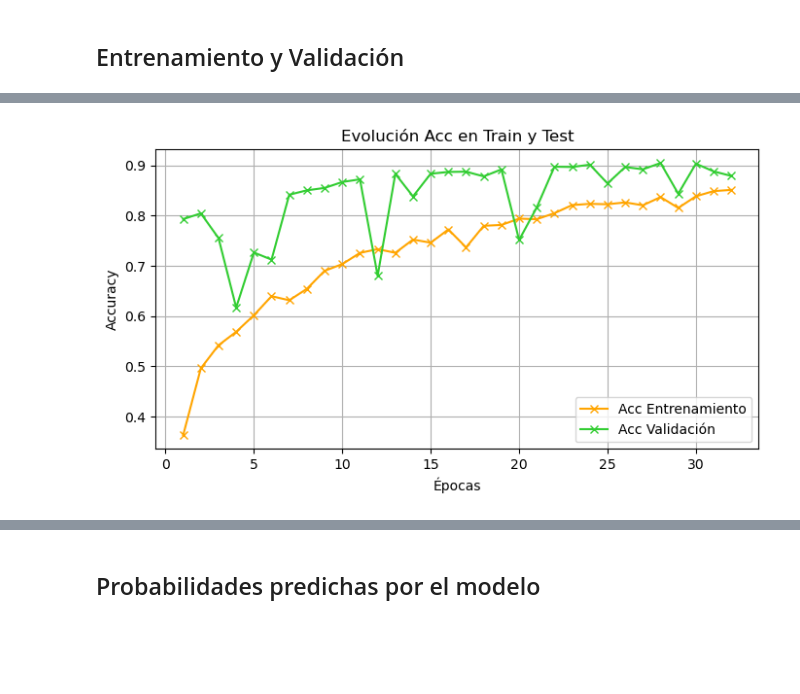
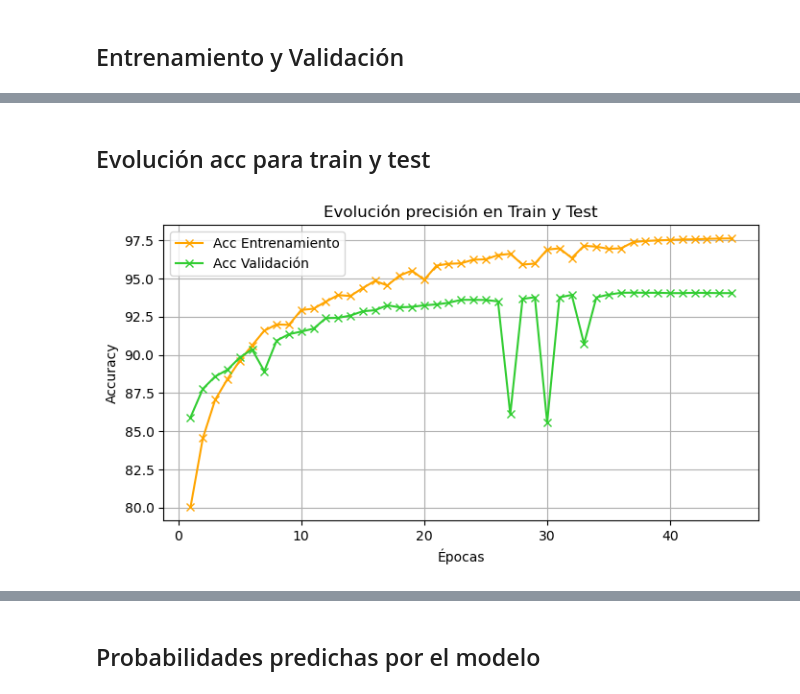
Before and after one commit to CarlosM2807/TrabajoFindeGrado2023-2024, a Jupyter notebook: new_tfg.ipynb, the cells around one changed output, grey strips where cells are left out. Cells and saved outputs as stored; diff of their text form; code cells hidden in the pictures; blank space fills up the shorter version.

```diff
--- a/new_tfg.ipynb
+++ b/new_tfg.ipynb
@@ -165 +206,23 @@ Estimated Total Size (MB): 44563570.25
 ----------------------------------------------------------------
+# %%
+# Nº de epocas
+epochs = 55
+
+# Nº iteraciones sin mejora hasta que pare
+stop = 8
+
+# Tasa de aprendizaje
+learning_rate = 0.001
+
+# Función de perdida
+loss_crit = nn.CrossEntropyLoss()
+
+# Nº de épocas estancamiento para reducir el learning rate
+patience = 2
+
+# Optimizador
+optm = optim.Adam(unet_model.parameters(), lr = learning_rate)
+#optm = optim.Adadelta(unet_model.parameters(), lr=1.0, rho=0.9, eps=1e-6, weight_decay=0)
+
+# Algoritmo Fine-Tuning
+scheduler = torch.optim.lr_scheduler.ReduceLROnPlateau(optm, patience=patience, verbose=True)
@@ -166,3 +259,12 @@ Estimated Total Size (MB): 44563570.25
+# %%
+train_acc = []
+test_acc = []
+learning_rates = []
+total_losses = []
+
+best_acc_val = 0
+epoch_worst = 0
+cont_epochs = 0
 # %% [markdown]
 ## Entrenamiento y Validación
 # %%
@@ -227,22 +388,26 @@ El tiempo de entrenamiento del modelo son:  939.8690075119337  minutos
+# %% [markdown]
+## Evolución acc para train y test
 # %%
 # Número de épocas
-epocas = range(1, epochs + 1)
+epocas = range(1, cont_epochs+1)
 
-test_accs = [elemento / 100 for elemento in test_accs]
+#test_accs = [elemento / 100 for elemento in test_accs]
 
 # Crear el gráfico
+
 plt.figure(figsize=(8, 4))
-plt.plot(epocas, train_accs, label='Acc Entrenamiento', marker='x', linestyle='-', color="#FFA500")
-plt.plot(epocas, test_accs, label='Acc Validación', marker='x', linestyle='-', color="#32CD32")
+plt.plot(epocas, train_acc, label='Acc Entrenamiento', marker='x', linestyle='-', color="#FFA500")
+plt.plot(epocas, test_acc, label='Acc Validación', marker='x', linestyle='-', color="#32CD32")
 
 # Etiquetas y título
 plt.xlabel('Épocas')
 plt.ylabel('Accuracy')
-plt.title('Evolución Acc en Train y Test')
+plt.title('Evolución precisión en Train y Test')
 plt.legend()
 
 # Mostrar el gráfico
 plt.grid(True)
+plt.savefig('metrics/train_test/last_try.png')
 plt.show()
 # %% [output]
-[figure, old version]
+[figure, new version]
```
Also changed, not shown: parts of 77 cells of this notebook, 36 other files.
